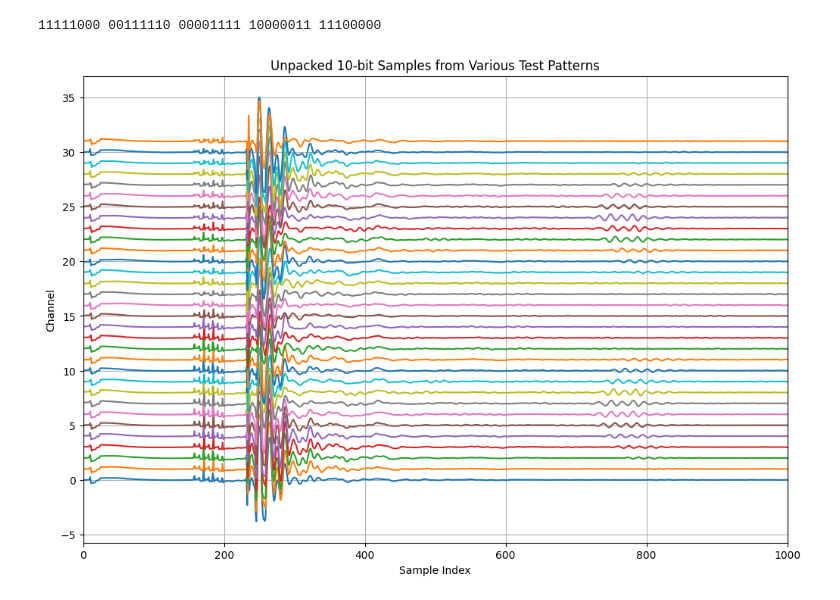
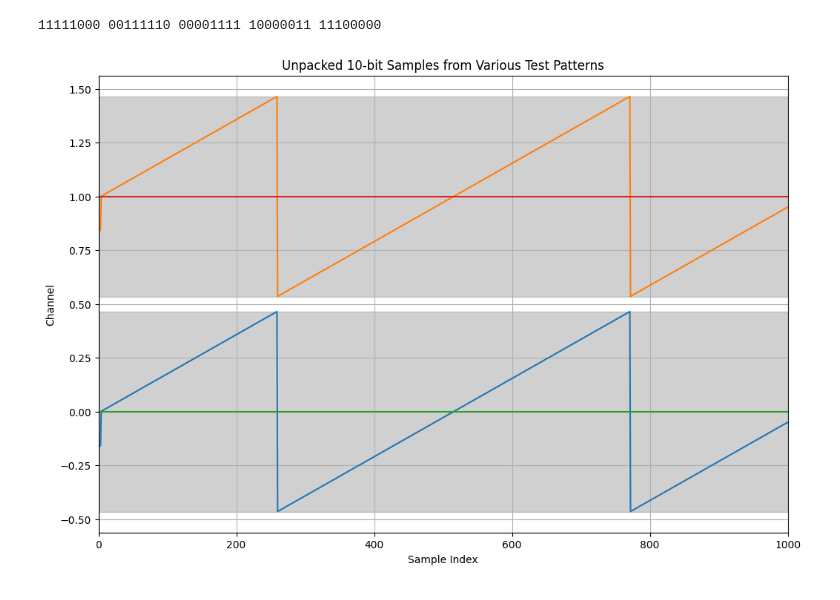
Before and after one commit to pulp-bio/TinyProbe, a Jupyter notebook: wifi_6_board/fw/scripts/data/bitshift_fix/eval.ipynb, the cells around one changed output. Drawn from its saved outputs; the diff is of its cells as text; code cells hidden in the pictures.

Commit message:
Return to 4 buffers, add interrupt debug data

```diff
--- a/wifi_6_board/fw/scripts/data/bitshift_fix/eval.ipynb
+++ b/wifi_6_board/fw/scripts/data/bitshift_fix/eval.ipynb
@@ -17,7 +17,7 @@ data_ramp = load_binary("ramp.bin")
 data_toggle = load_binary("toggle.bin")
 data_real = load_binary("../latest.bin")
 
-config = json.load(open("config.json"))
+config = json.load(open("../semaphore_fix/data_20251216/config_3.json"))
 # %%
 assert len(data_all_ones) == len(data_all_zeros) == len(data_half_zeros_half_ones) == len(data_ramp) == len(data_toggle)
 
@@ -182,6 +174,8 @@ _ = parse_bitstream_numba(np.frombuffer(data_all_ones, dtype=np.uint8), num_shot
 # plt.grid()
 # plt.show()
 # %%
+import matplotlib.pyplot as plt
+
 from parser import parse_bitstream_original, parse_bitstream_numba
 
 rx_mapping = [
@@ -225,37 +219,40 @@ for name, data in [
     # ("all_ones", data_all_ones),
     # ("all_zeros", data_all_zeros),
     # ("half_zeros_half_ones", data_half_zeros_half_ones),
-    # ("ramp", data_ramp),
+    ("ramp", data_ramp),
     # ("toggle", data_toggle),
     ("real", data_real),
 ]:
     data_headers_removed = []
     for i in range(len(data)):
-        if (i % (1000 + 2)) < 2:
+        if (i % (4000 + 2)) < 2:
             continue
         data_headers_removed.append(data[i])
 
     data = bytes(data_headers_removed)
 
     samples = parse_bitstream_original(data, dbg_msgs=False, read_size_samples=fifo_depth, n_activ_ch=len(lvds_lanes)*2)
     # plt.plot(samples[0], 'o-', label=name, alpha=0.5)
 
     for i, sample in enumerate(samples):
         # plt.plot(sample / 1000 + i, 'o-', label=f"{name} Channel {i}", alpha=0.5)
-        plt.plot((sample - sample.mean()) / 100 + i)
+        plt.plot((sample - sample.mean()) / 1100 + i)
+        # plt.axhline(i - 512 / 1000, color='gray', linestyle='--', linewidth=0.5)
+        # plt.axhline(i + 512 / 1000, color='gray', linestyle='--', linewidth=0.5)
+        plt.axhspan(i - 512 / 1100, i + 512 / 1100, color='gray', alpha=0.2)
     # plt.imshow(np.array(samples), aspect='auto', extent=[0, fifo_depth, 0, len(samples)], cmap='viridis')
 
 
 plt.title("Unpacked 10-bit Samples from Various Test Patterns")
 plt.xlabel("Sample Index")
 # plt.ylabel("Sample Value")
 plt.ylabel("Channel")
 plt.xlim(0, 1000)
 # plt.legend(loc='upper right')
 plt.grid()
 plt.show()
 # %% [output]
-[figure, old version]
+[figure, new version]
 # %%
 import scipy.signal as ss
 
```
Also changed, not shown: parts of 6 cells of this notebook, 37 other files.
